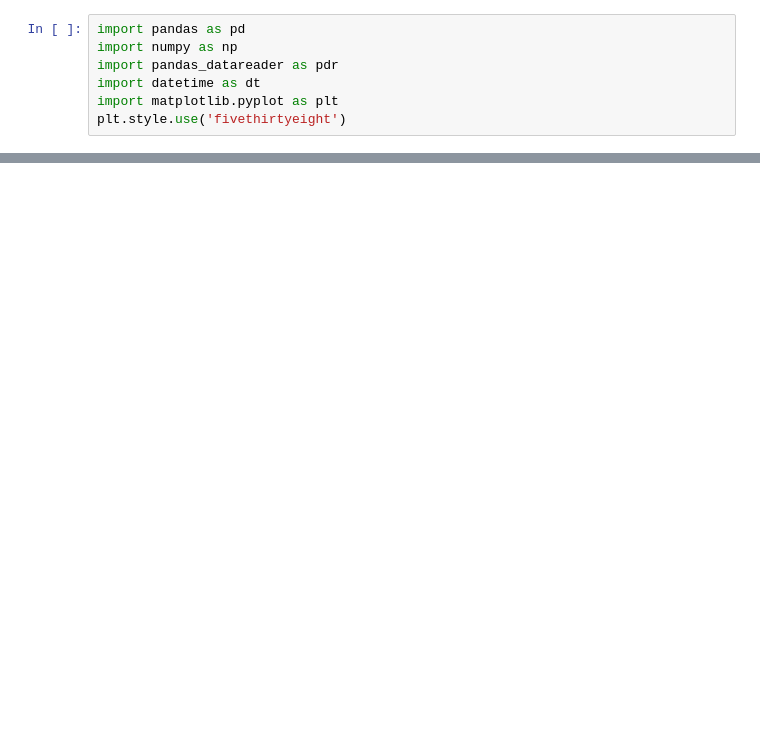
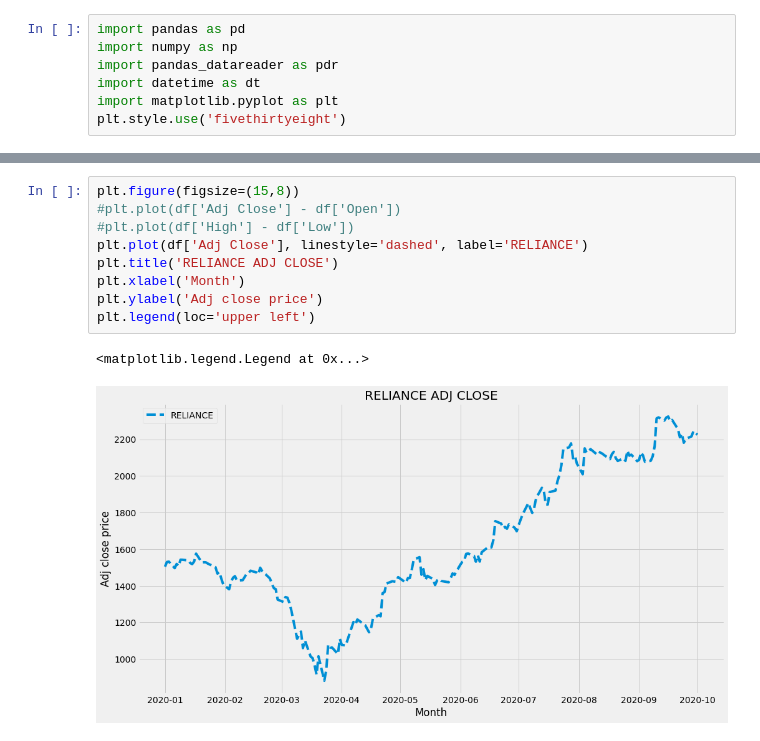
Before and after one commit to gitmaster-max/INFINITI, a Jupyter notebook: Stock_Analysis_1.ipynb, the cells around one changed output, grey strips where cells are left out. Drawn from its saved outputs; the diff is of its cells as text; blank space fills up the shorter version.

```diff
--- a/Stock_Analysis_1.ipynb
+++ b/Stock_Analysis_1.ipynb
@@ -23,0 +24,12 @@ df.tail()
+# %%
+plt.figure(figsize=(15,8))
+#plt.plot(df['Adj Close'] - df['Open'])
+#plt.plot(df['High'] - df['Low'])
+plt.plot(df['Adj Close'], linestyle='dashed', label='RELIANCE')
+plt.title('RELIANCE ADJ CLOSE')
+plt.xlabel('Month')
+plt.ylabel('Adj close price')
+plt.legend(loc='upper left')
+# %% [output]
+<matplotlib.legend.Legend at 0x...>
+[figure, added]
```
Also changed, not shown: parts of 2 cells of this notebook.
